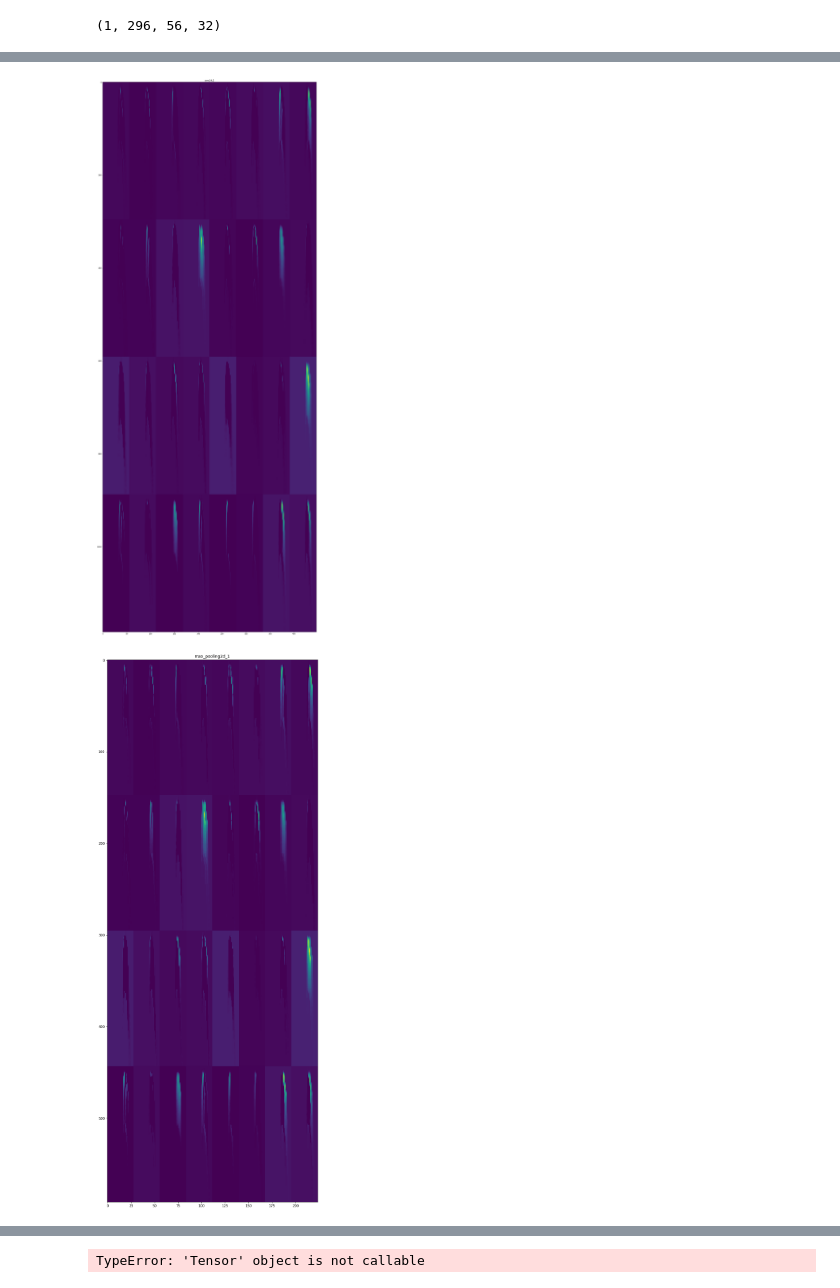
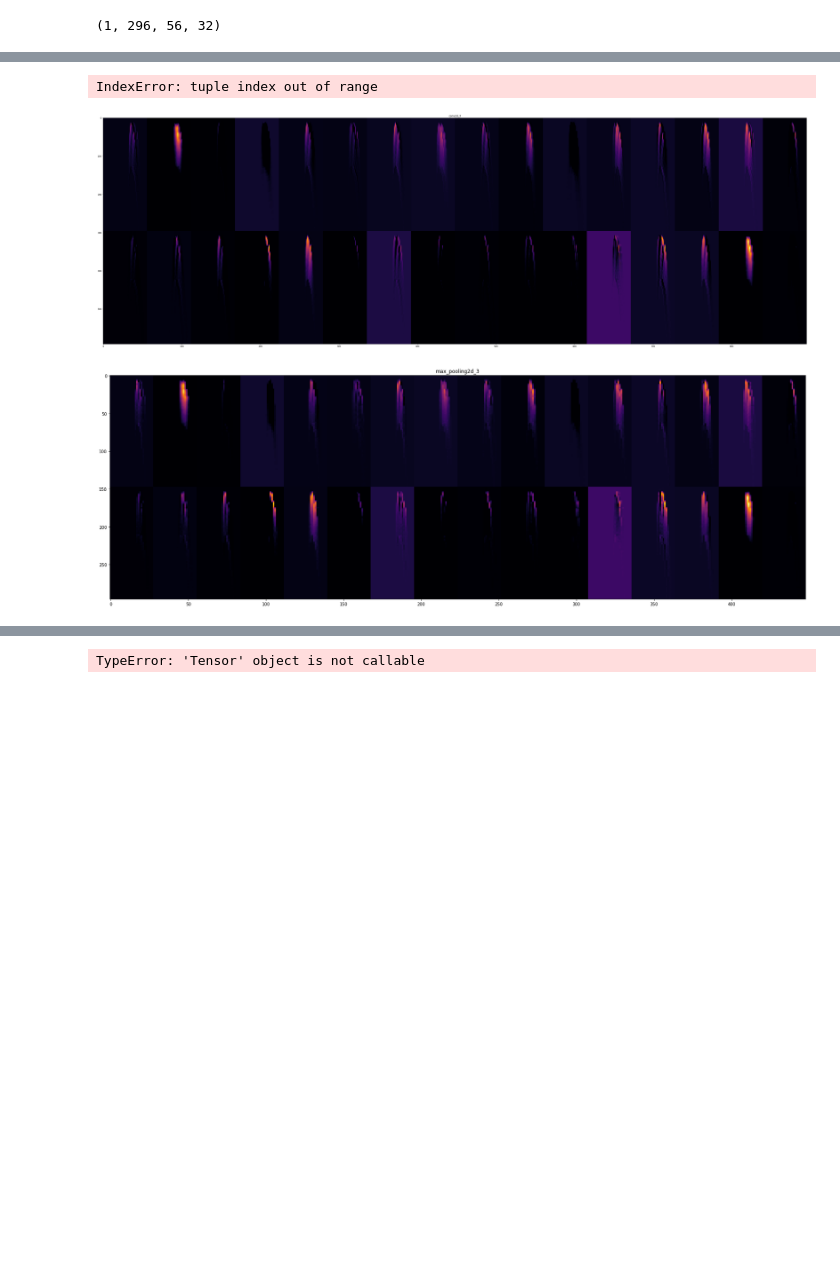
Before and after one commit to dpankova/DoublePulse, a Jupyter notebook: notebooks/Doug/DL_checks.ipynb, the cells around one changed output, grey strips where cells are left out. Cells and saved outputs as stored; diff of their text form; code cells hidden in the pictures; blank space fills up the shorter version.

```diff
--- a/notebooks/Doug/DL_checks.ipynb
+++ b/notebooks/Doug/DL_checks.ipynb
@@ -15,7 +15,7 @@ import pickle
 # %%
 from keras.models import load_model
 
-model = load_model('/data/dfc13/DoublePulse/Models/DP_model_10f-3.h5')
+model = load_model('/home/dup193/work/double_pulse/notebooks/DP_model_1_20epochs.h5')
 model.summary()
 # %% [output]
 Using TensorFlow backend.
@@ -58,10 +61,10 @@ data_d = []
 data_s = []
 
 for i in range(0,10):
-    name_dd = "/home/dup193/work/double_pulse//data/Tau05to15PeV_00{0}_data.npy".format(i)
-    name_di = "/home/dup193/work/double_pulse//data/Tau05to15PeV_00{0}_info.pkl".format(i)
-    name_sd = "/home/dup193/work/double_pulse//data/Electron05to15PeV_00{0}_data.npy".format(i)
-    name_si = "/home/dup193/work/double_pulse//data/Electron05to15PeV_00{0}_info.pkl".format(i)
+    name_dd = "/home/dup193/work/double_pulse/data/first_attemp_data/Tau05to15PeV_00{0}_data.npy".format(i)
+    name_di = "/home/dup193/work/double_pulse/data/first_attemp_data/Tau05to15PeV_00{0}_info.pkl".format(i)
+    name_sd = "/home/dup193/work/double_pulse/data/first_attemp_data/Electron05to15PeV_00{0}_data.npy".format(i)
+    name_si = "/home/dup193/work/double_pulse/data/first_attemp_data/Electron05to15PeV_00{0}_info.pkl".format(i)
     info_d_temp = pickle.load(open(name_di, "rb"))
     info_s_temp = pickle.load(open(name_si, "rb"))
     data_d_temp = np.load(name_dd ,allow_pickle=True,encoding='bytes')
@@ -234,7 +133,7 @@ layer_names = []
 for layer in model.layers[:6]:
     layer_names.append(layer.name)
 print(layer_names)
-images_per_row = 8
+images_per_row = 16
 
 for layer_name, layer_activation in zip(layer_names, activations):
     print(layer_name, layer_activation.shape)
@@ -264,12 +163,12 @@ for layer_name, layer_activation in zip(layer_names, activations):
                          row * size2 : (row + 1) * size2] = channel_image
 
     # Display the grid
-    scale = 1. / 20
-    plt.figure(figsize=(scale * display_grid.shape[1],
-                        scale * display_grid.shape[0]))
+    scale = 1. / 30
+    plt.figure(figsize=(scale *2* display_grid.shape[1],
+                        scale* display_grid.shape[0]))
     plt.title(layer_name)
     plt.grid(False)
-    plt.imshow(display_grid, aspect='auto', cmap='viridis')
+    plt.imshow(display_grid, aspect='auto', cmap='inferno')
 
 plt.show()
 # %% [output]
@@ -283,2 +181,3 @@ max_pooling2d_3 (1, 35, 5, 64)
+IndexError: tuple index out of range
-[figure, old version]
+[figure, new version]
-[figure, old version]
+[figure, new version]
```
Also changed, not shown: parts of 11 cells of this notebook, 21 other files.
